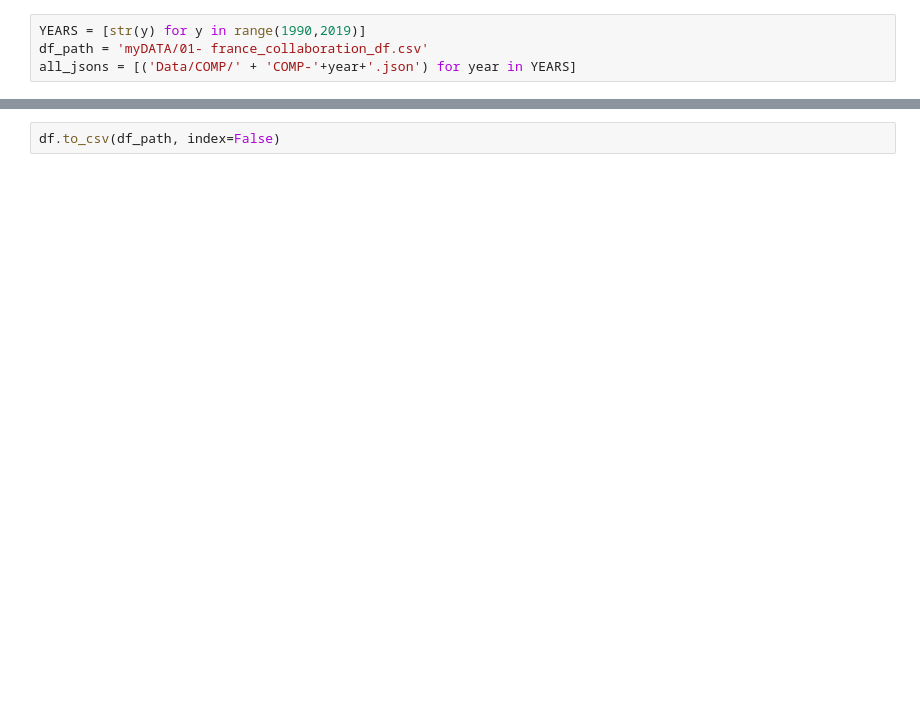
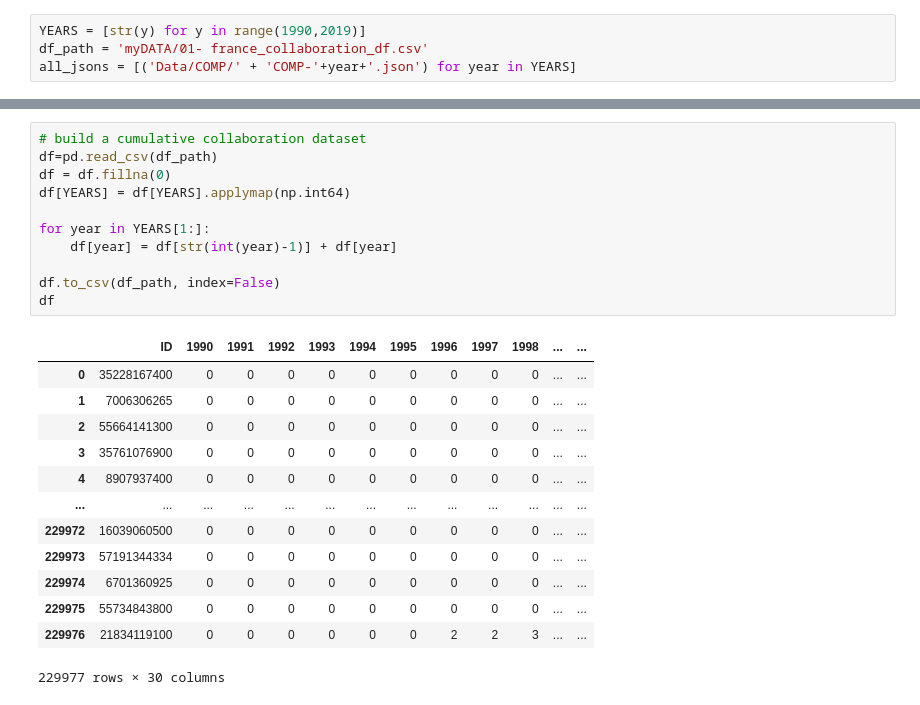
Before and after one commit to LeonardoSer/PFE_INRIA, a Jupyter notebook: 01-build_France_collaboration_df_.ipynb, the cells around one changed output, grey strips where cells are left out. Saved outputs shown, nothing was run; the diff lists cells and outputs as text; blank space fills up the shorter version.

```diff
--- a/01-build_France_collaboration_df_.ipynb
+++ b/01-build_France_collaboration_df_.ipynb
@@ -60,2 +223,25 @@ KeyboardInterrupt:
-# %%
-df.to_csv(df_path, index=False)
+# %%
+# build a cumulative collaboration dataset
+df=pd.read_csv(df_path)
+df = df.fillna(0)
+df[YEARS] = df[YEARS].applymap(np.int64)
+
+for year in YEARS[1:]:
+    df[year] = df[str(int(year)-1)] + df[year]
+
+df.to_csv(df_path, index=False)
+df
+# %% [output]
+|  | ID | 1990 | 1991 | 1992 | 1993 | 1994 | 1995 | 1996 | 1997 | 1998 | ... | ... |
+| 0 | 35228167400 | 0 | 0 | 0 | 0 | 0 | 0 | 0 | 0 | 0 | ... | ... |
+| 1 | 7006306265 | 0 | 0 | 0 | 0 | 0 | 0 | 0 | 0 | 0 | ... | ... |
+| 2 | 55664141300 | 0 | 0 | 0 | 0 | 0 | 0 | 0 | 0 | 0 | ... | ... |
+| 3 | 35761076900 | 0 | 0 | 0 | 0 | 0 | 0 | 0 | 0 | 0 | ... | ... |
+| 4 | 8907937400 | 0 | 0 | 0 | 0 | 0 | 0 | 0 | 0 | 0 | ... | ... |
+| ... | ... | ... | ... | ... | ... | ... | ... | ... | ... | ... | ... | ... |
+| 229972 | 16039060500 | 0 | 0 | 0 | 0 | 0 | 0 | 0 | 0 | 0 | ... | ... |
+| 229973 | 57191344334 | 0 | 0 | 0 | 0 | 0 | 0 | 0 | 0 | 0 | ... | ... |
+| 229974 | 6701360925 | 0 | 0 | 0 | 0 | 0 | 0 | 0 | 0 | 0 | ... | ... |
+| 229975 | 55734843800 | 0 | 0 | 0 | 0 | 0 | 0 | 0 | 0 | 0 | ... | ... |
+| 229976 | 21834119100 | 0 | 0 | 0 | 0 | 0 | 0 | 2 | 2 | 3 | ... | ... |
+229977 rows × 30 columns
```
Also changed, not shown: parts of 5 cells of this notebook, 2 other files.
